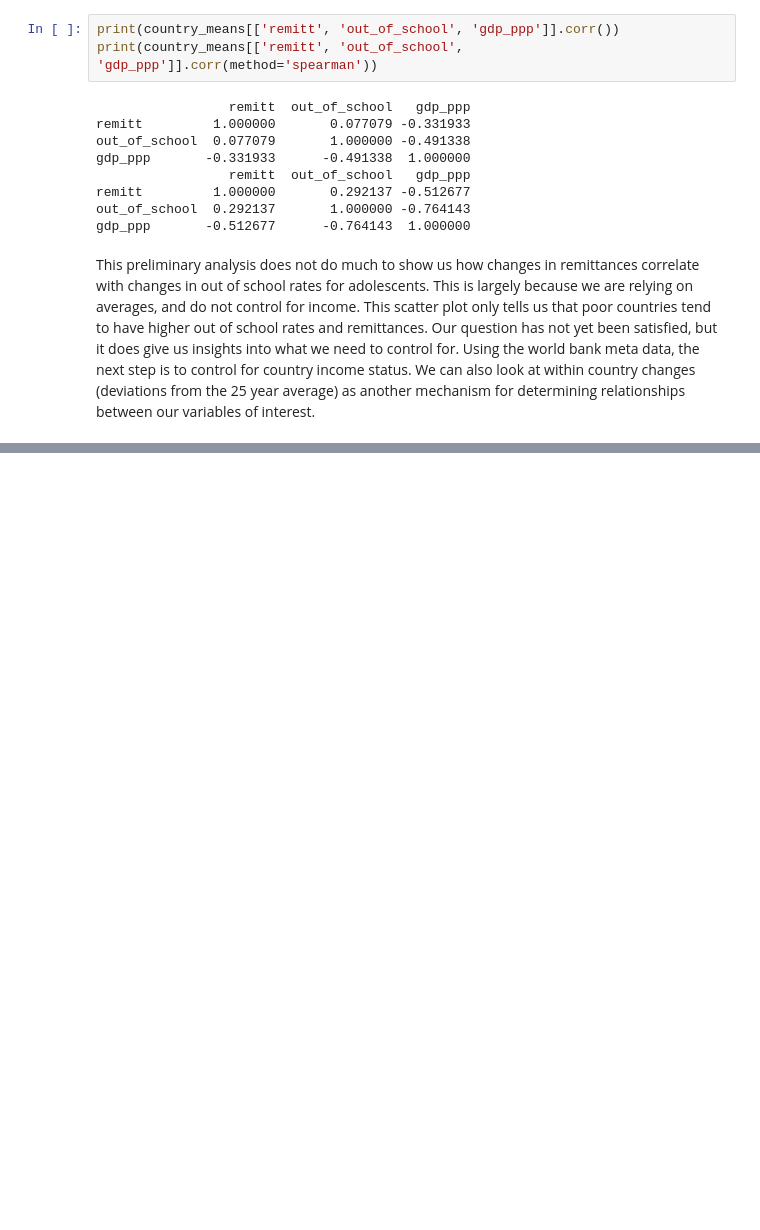
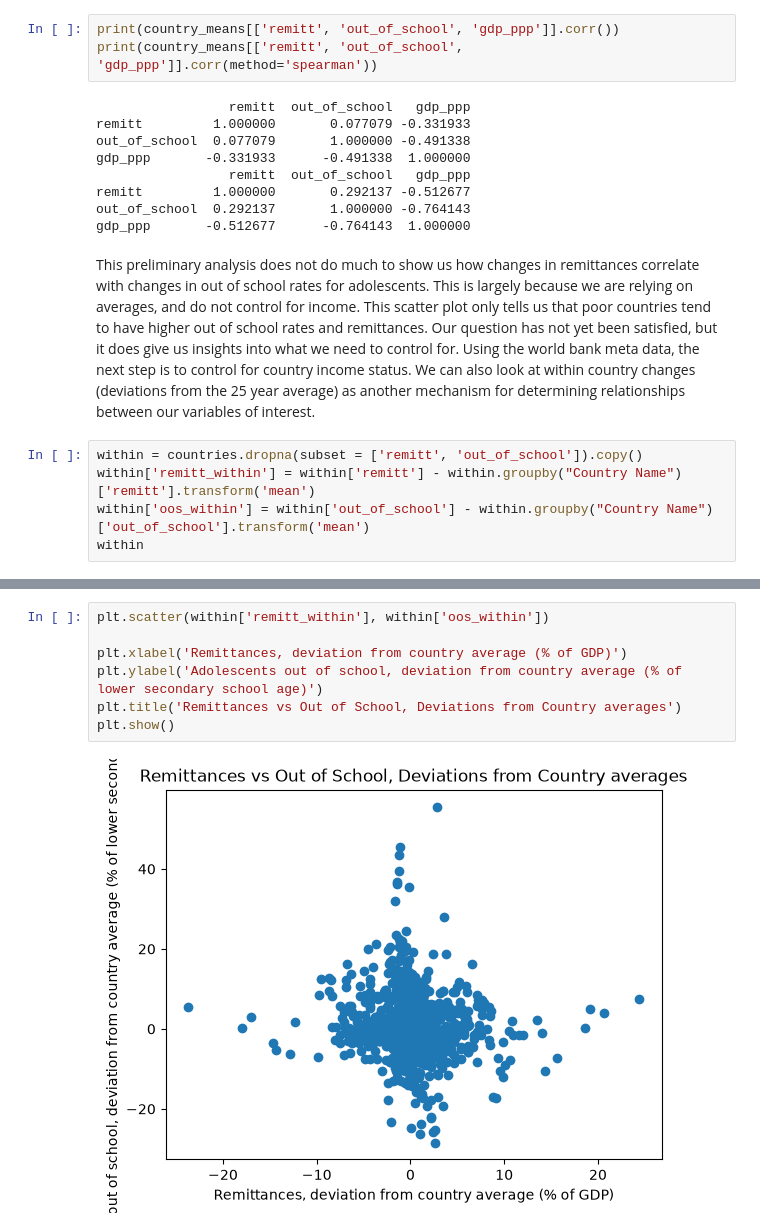
Before and after one commit to JonathanRenois/ECO3410-Project, a Jupyter notebook: Remittance Project - Copy/remittanceproject.ipynb, the cells around one changed output, grey strips where cells are left out. Saved outputs shown, nothing was run; the diff lists cells and outputs as text; blank space fills up the shorter version.

Commit message:
Updated the remittance project notebook with new data analysis and visualizations.

```diff
--- a/Remittance Project - Copy/remittanceproject.ipynb
+++ b/Remittance Project - Copy/remittanceproject.ipynb
@@ -289,3 +289,8 @@ out_of_school  0.292137       1.000000 -0.764143
 gdp_ppp       -0.512677      -0.764143  1.000000
 # %% [markdown]
 This preliminary analysis does not do much to show us how changes in remittances correlate with changes in out of school rates for adolescents. This is largely because we are relying on averages, and do not control for income. This scatter plot only tells us that poor countries tend to have higher out of school rates and remittances. Our question has not yet been satisfied, but it does give us insights into what we need to control for. Using the world bank meta data, the next step is to control for country income status. We can also look at within country changes (deviations from the 25 year average) as another mechanism for determining relationships between our variables of interest.
+# %%
+within = countries.dropna(subset = ['remitt', 'out_of_school']).copy()
+within['remitt_within'] = within['remitt'] - within.groupby("Country Name")['remitt'].transform('mean')
+within['oos_within'] = within['out_of_school'] - within.groupby("Country Name")['out_of_school'].transform('mean')
+within
@@ -291,0 +311,9 @@ This preliminary analysis does not do much to show us how changes in remittances
+# %%
+plt.scatter(within['remitt_within'], within['oos_within'])
+
+plt.xlabel('Remittances, deviation from country average (% of GDP)')
+plt.ylabel('Adolescents out of school, deviation from country average (% of lower secondary school age)')
+plt.title('Remittances vs Out of School, Deviations from Country averages')
+plt.show()
+# %% [output]
+[figure, added]
```
Also changed, not shown: parts of 11 cells of this notebook.
